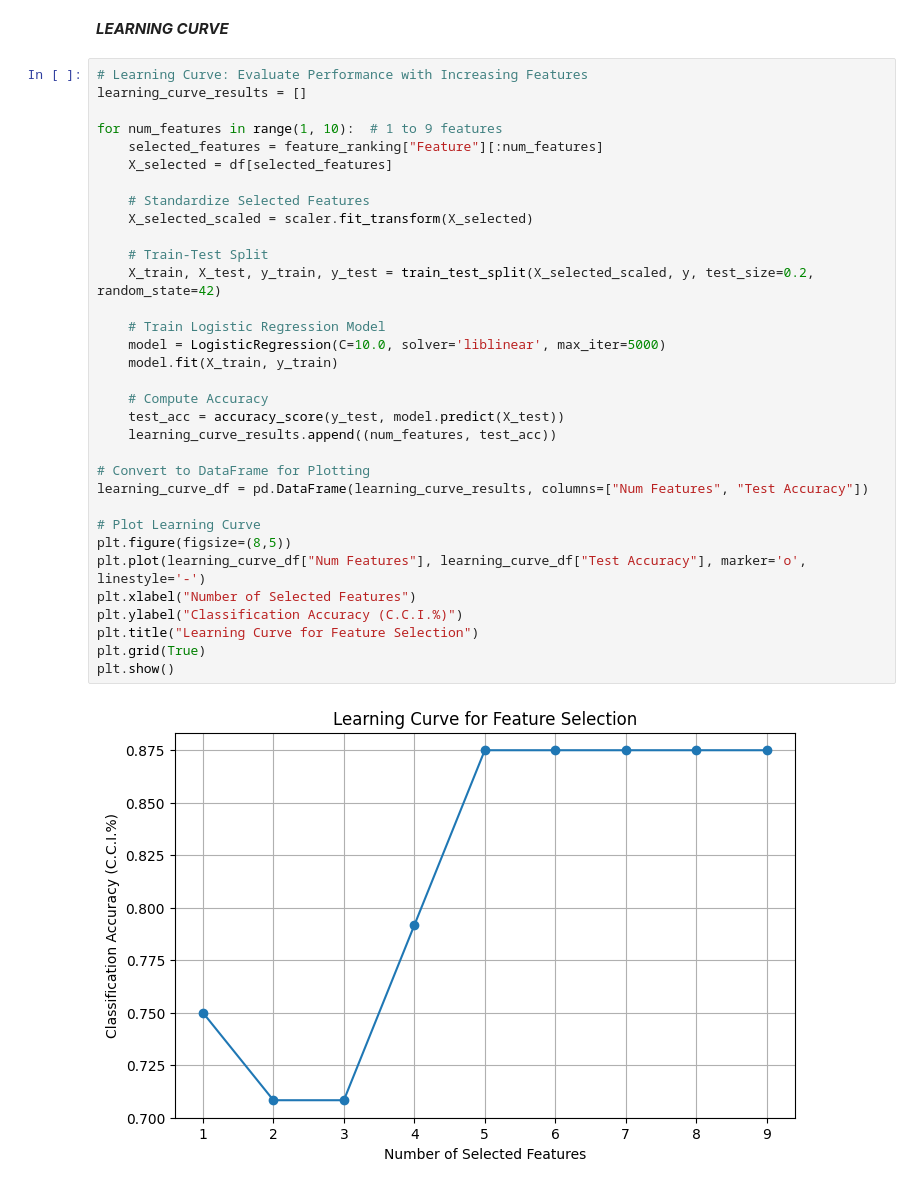
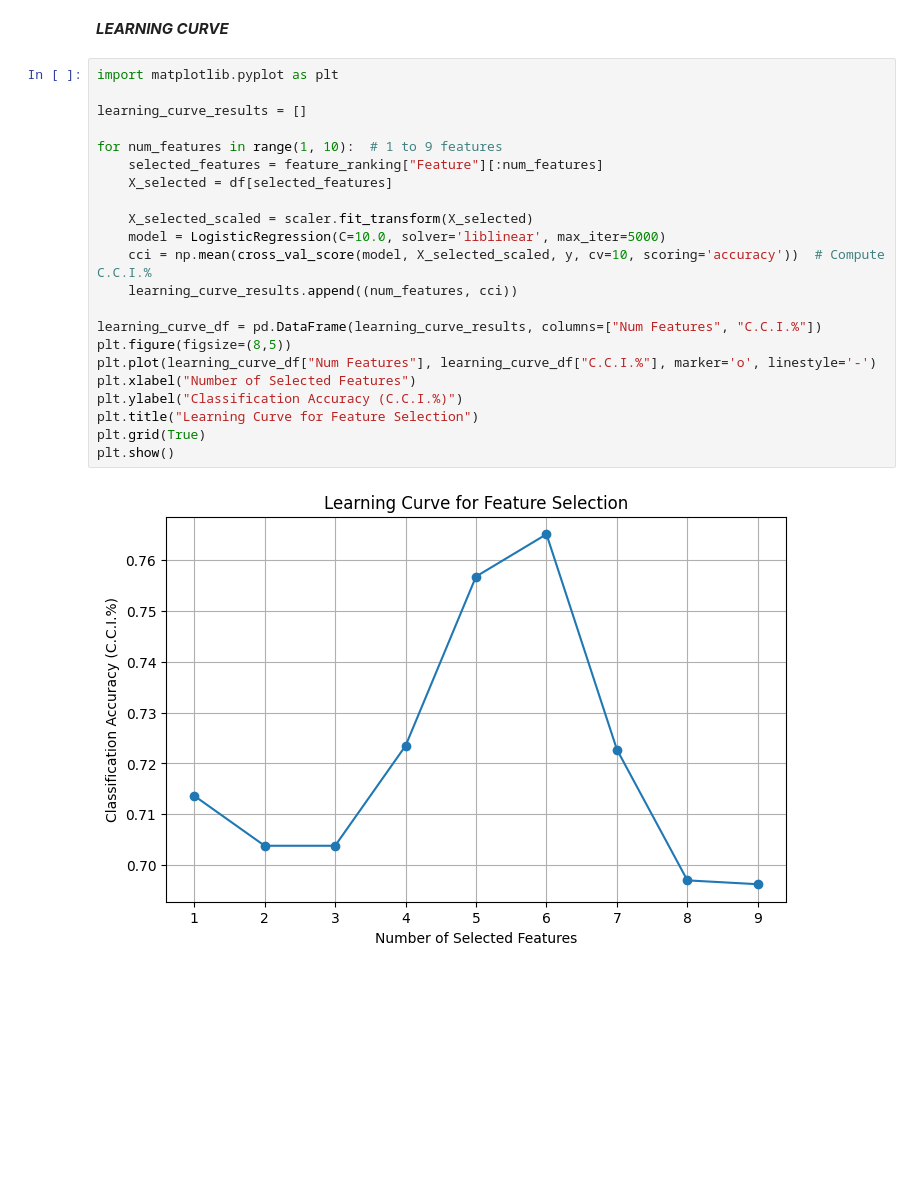
Before and after one commit to JanAguilo/Breast-Cancer-Prediction, a Jupyter notebook: Analysis.ipynb, the cells around one changed output. Drawn from its saved outputs; the diff is of its cells as text; blank space fills up the shorter version.

```diff
--- a/Analysis.ipynb
+++ b/Analysis.ipynb
@@ -509,37 +427,26 @@ Logistic Regression: Features ('Glucose', 'Resistin', 'BMI') → Test Accuracy:
 # %% [markdown]
 ***LEARNING CURVE***
 # %%
-# Learning Curve: Evaluate Performance with Increasing Features
+import matplotlib.pyplot as plt
+
 learning_curve_results = []
 
 for num_features in range(1, 10):  # 1 to 9 features
     selected_features = feature_ranking["Feature"][:num_features]
     X_selected = df[selected_features]
 
-    # Standardize Selected Features
     X_selected_scaled = scaler.fit_transform(X_selected)
+    model = LogisticRegression(C=10.0, solver='liblinear', max_iter=5000)
+    cci = np.mean(cross_val_score(model, X_selected_scaled, y, cv=10, scoring='accuracy'))  # Compute C.C.I.%
+    learning_curve_results.append((num_features, cci))
 
-    # Train-Test Split
-    X_train, X_test, y_train, y_test = train_test_split(X_selected_scaled, y, test_size=0.2, random_state=42)
-
-    # Train Logistic Regression Model
-    model = LogisticRegression(C=10.0, solver='liblinear', max_iter=5000)
-    model.fit(X_train, y_train)
-
-    # Compute Accuracy
-    test_acc = accuracy_score(y_test, model.predict(X_test))
-    learning_curve_results.append((num_features, test_acc))
-
-# Convert to DataFrame for Plotting
-learning_curve_df = pd.DataFrame(learning_curve_results, columns=["Num Features", "Test Accuracy"])
-
-# Plot Learning Curve
+learning_curve_df = pd.DataFrame(learning_curve_results, columns=["Num Features", "C.C.I.%"])
 plt.figure(figsize=(8,5))
-plt.plot(learning_curve_df["Num Features"], learning_curve_df["Test Accuracy"], marker='o', linestyle='-')
+plt.plot(learning_curve_df["Num Features"], learning_curve_df["C.C.I.%"], marker='o', linestyle='-')
 plt.xlabel("Number of Selected Features")
 plt.ylabel("Classification Accuracy (C.C.I.%)")
 plt.title("Learning Curve for Feature Selection")
 plt.grid(True)
 plt.show()
 # %% [output]
-[figure, old version]
+[figure, new version]
```
Also changed, not shown: parts of 11 cells of this notebook.
